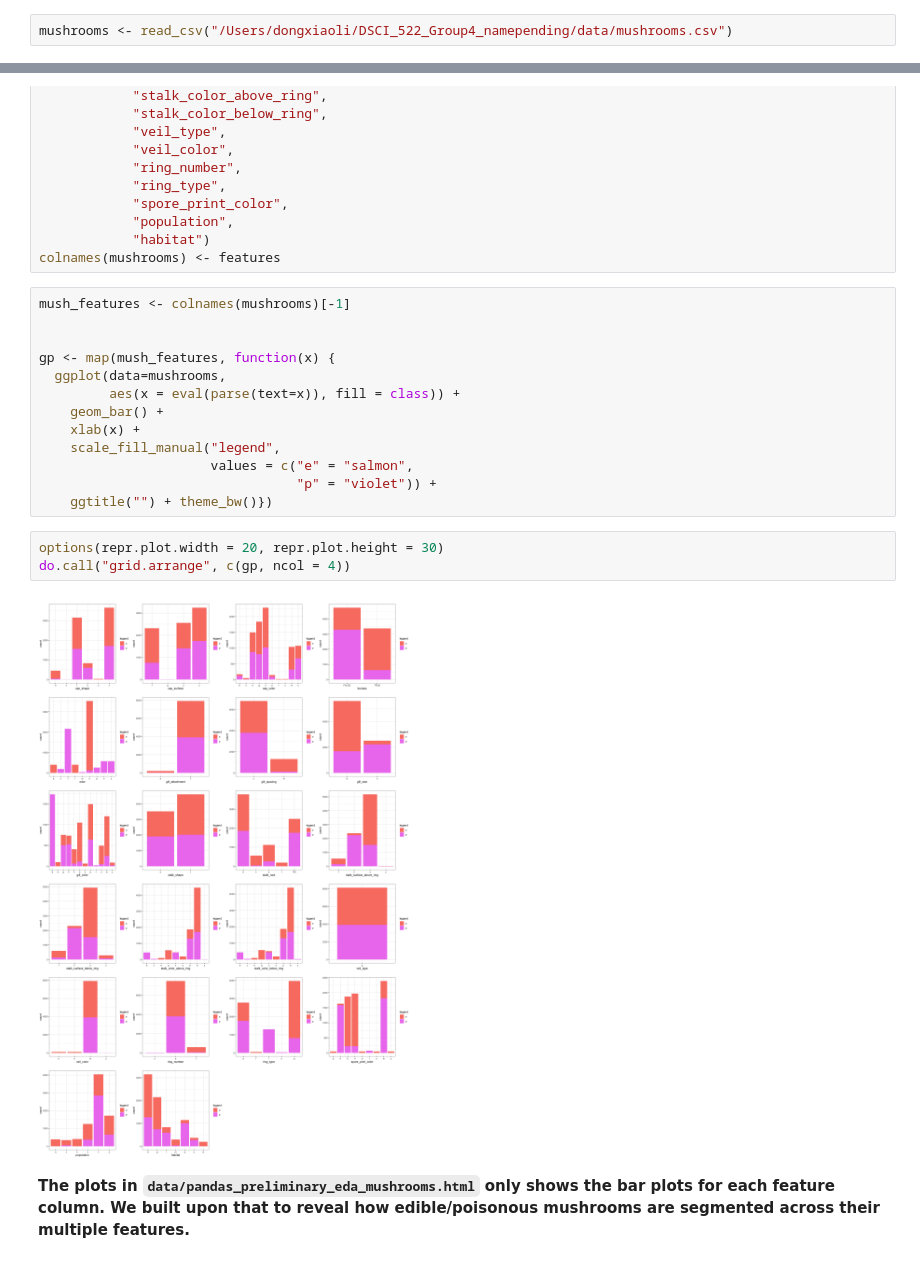
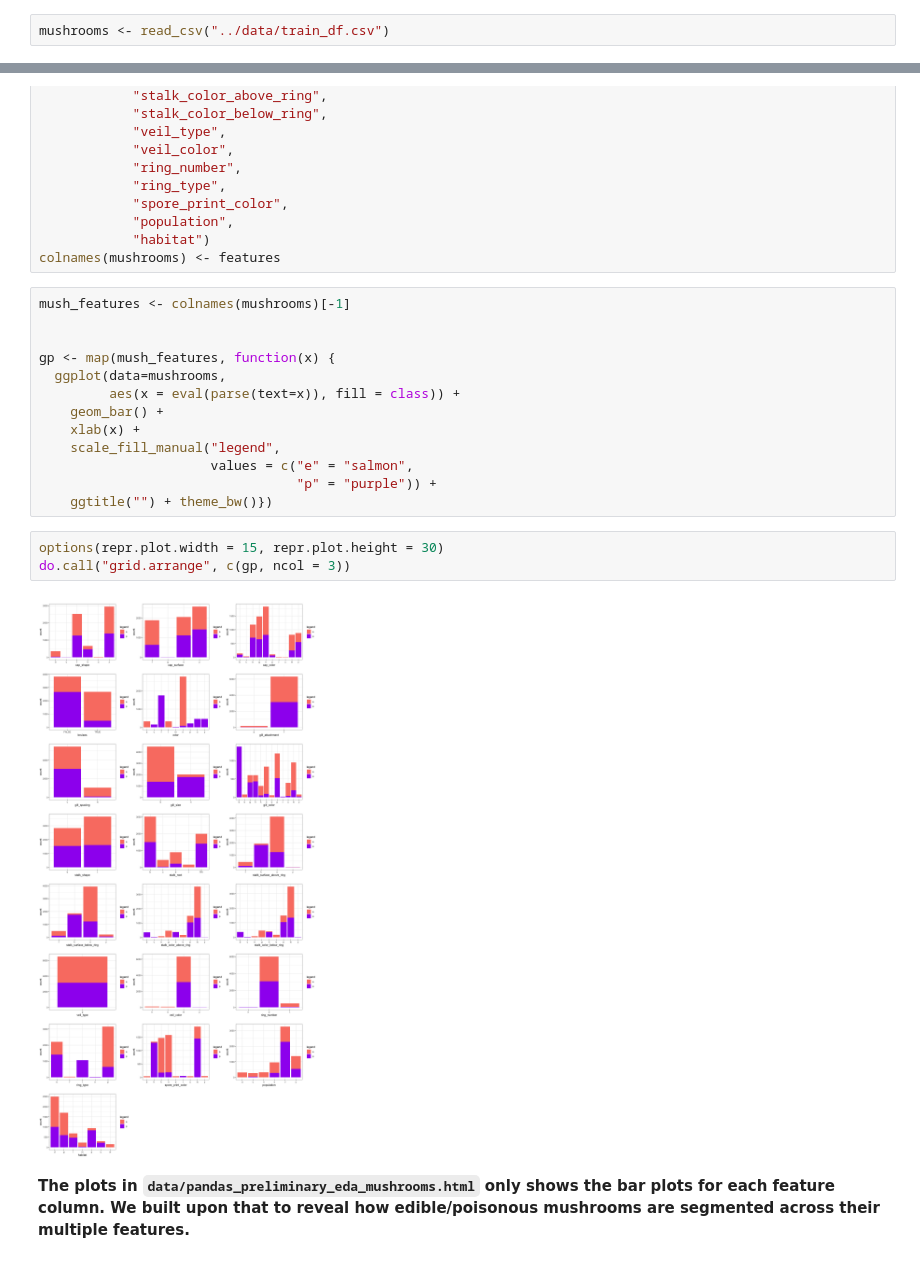
Before and after one commit to UBC-MDS/Poisonous_Mushroom_Predictor, a Jupyter notebook: src/complete_eda.ipynb, the cells around one changed output, grey strips where cells are left out. Drawn from its saved outputs; the diff is of its cells as text.

```diff
--- a/src/complete_eda.ipynb
+++ b/src/complete_eda.ipynb
@@ -37,5 +39,5 @@ This EDA will be conducted based on and in addition to the `data/pandas_prelimin
 ## Checklist 2: Read in the data
 ---
 # %%
-mushrooms <- read_csv("/Users/dongxiaoli/DSCI_522_Group4_namepending/data/mushrooms.csv")
+mushrooms <- read_csv("../data/train_df.csv")
 # %% [output]
@@ -244,13 +242,13 @@ gp <- map(mush_features, function(x) {
     xlab(x) +
     scale_fill_manual("legend",
                       values = c("e" = "salmon",
-                                 "p" = "violet")) +
+                                 "p" = "purple")) +
     ggtitle("") + theme_bw()})
 # %%
-options(repr.plot.width = 20, repr.plot.height = 30)
-do.call("grid.arrange", c(gp, ncol = 4))
+options(repr.plot.width = 15, repr.plot.height = 30)
+do.call("grid.arrange", c(gp, ncol = 3))
 # %% [output]
-[figure, old version]
+[figure, new version]
 # %% [markdown]
 **The plots in `data/pandas_preliminary_eda_mushrooms.html` only shows the bar plots for each feature column. We built upon that to reveal how edible/poisonous mushrooms are segmented across their multiple features.**
 # %% [markdown]
```
Also changed, not shown: parts of 23 cells of this notebook, 5 other files.
